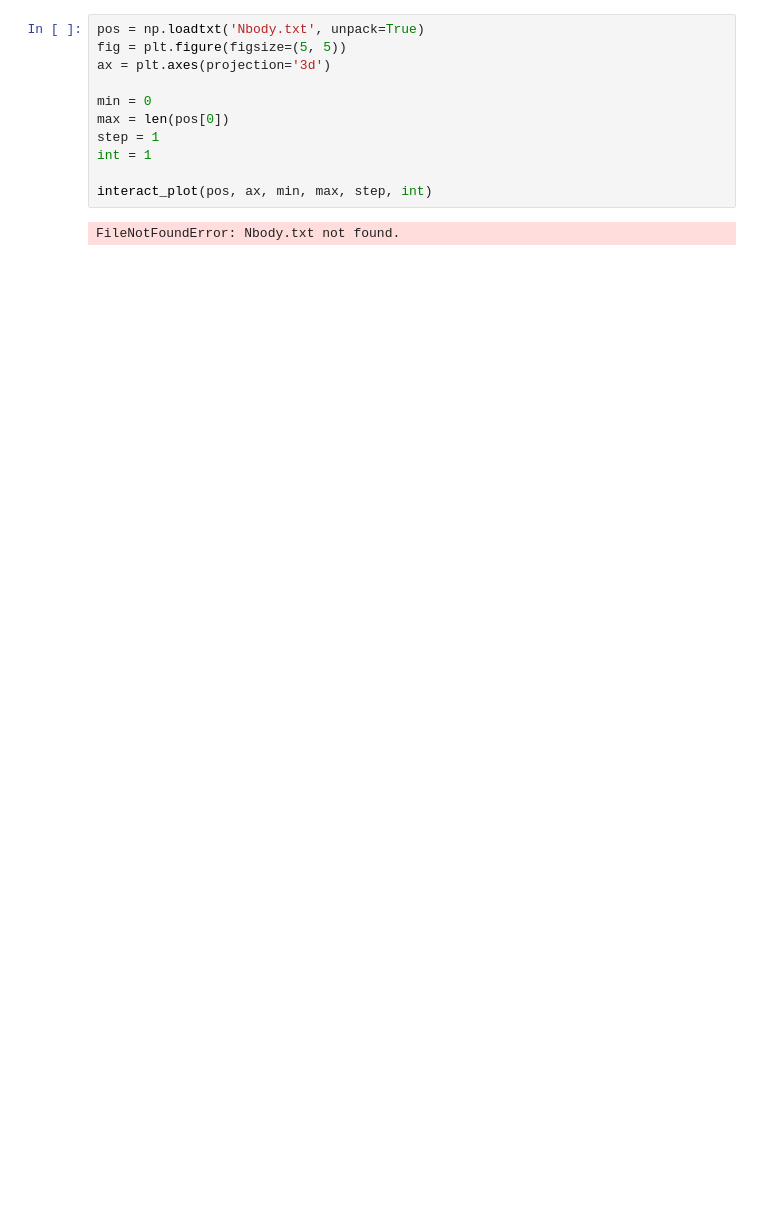
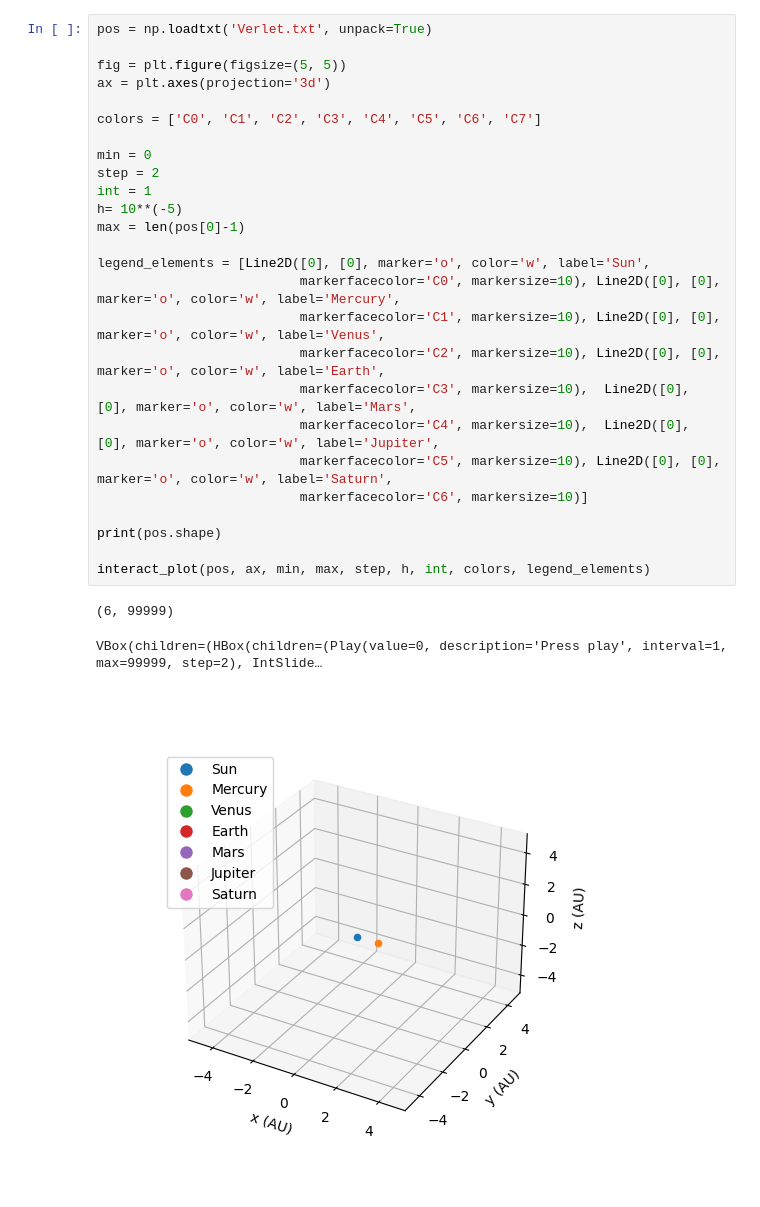
Before and after one commit to Felixverleyen/Projectschets, a Jupyter notebook: plotNbody.ipynb, the cells around one changed output. Cells and saved outputs as stored; diff of their text form; blank space fills up the shorter version.

Commit message:
Plot met kleurtjes

```diff
--- a/plotNbody.ipynb
+++ b/plotNbody.ipynb
@@ -53,16 +60,33 @@ def interact_plot(pos, ax, min, max, step, int):
     out=wd.Output()
     app=wd.VBox([wd.HBox([play_button,slider]),out])
     display(app)
-# %%
-pos = np.loadtxt('Nbody.txt', unpack=True)
-fig = plt.figure(figsize=(5, 5))
-ax = plt.axes(projection='3d')
-
-min = 0
-max = len(pos[0])
-step = 1
-int = 1
-
-interact_plot(pos, ax, min, max, step, int)
-# %% [output]
-FileNotFoundError: Nbody.txt not found.
+# %%
+pos = np.loadtxt('Verlet.txt', unpack=True)
+
+fig = plt.figure(figsize=(5, 5))
+ax = plt.axes(projection='3d')
+
+colors = ['C0', 'C1', 'C2', 'C3', 'C4', 'C5', 'C6', 'C7']
+
+min = 0
+step = 2
+int = 1
+h= 10**(-5)
+max = len(pos[0]-1)
+
+legend_elements = [Line2D([0], [0], marker='o', color='w', label='Sun',
+                          markerfacecolor='C0', markersize=10), Line2D([0], [0], marker='o', color='w', label='Mercury',
+                          markerfacecolor='C1', markersize=10), Line2D([0], [0], marker='o', color='w', label='Venus',
+                          markerfacecolor='C2', markersize=10), Line2D([0], [0], marker='o', color='w', label='Earth',
+                          markerfacecolor='C3', markersize=10),  Line2D([0], [0], marker='o', color='w', label='Mars',
+                          markerfacecolor='C4', markersize=10),  Line2D([0], [0], marker='o', color='w', label='Jupiter',
+                          markerfacecolor='C5', markersize=10), Line2D([0], [0], marker='o', color='w', label='Saturn',
+                          markerfacecolor='C6', markersize=10)]
+
+print(pos.shape)
+
+interact_plot(pos, ax, min, max, step, h, int, colors, legend_elements)
+# %% [output]
+(6, 99999)
+VBox(children=(HBox(children=(Play(value=0, description='Press play', interval=1, max=99999, step=2), IntSlide…
+[figure, added]
```
Also changed, not shown: parts of 2 cells of this notebook.
